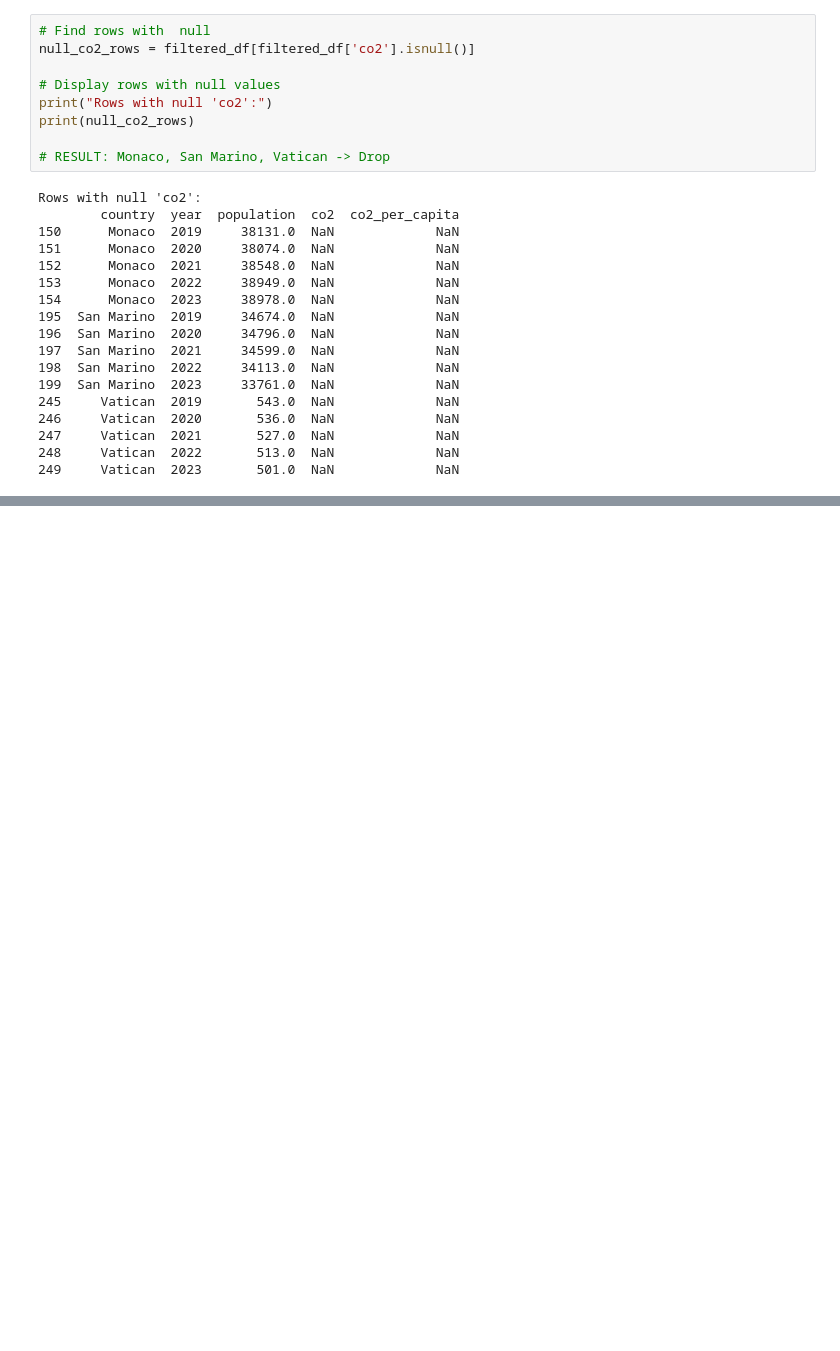
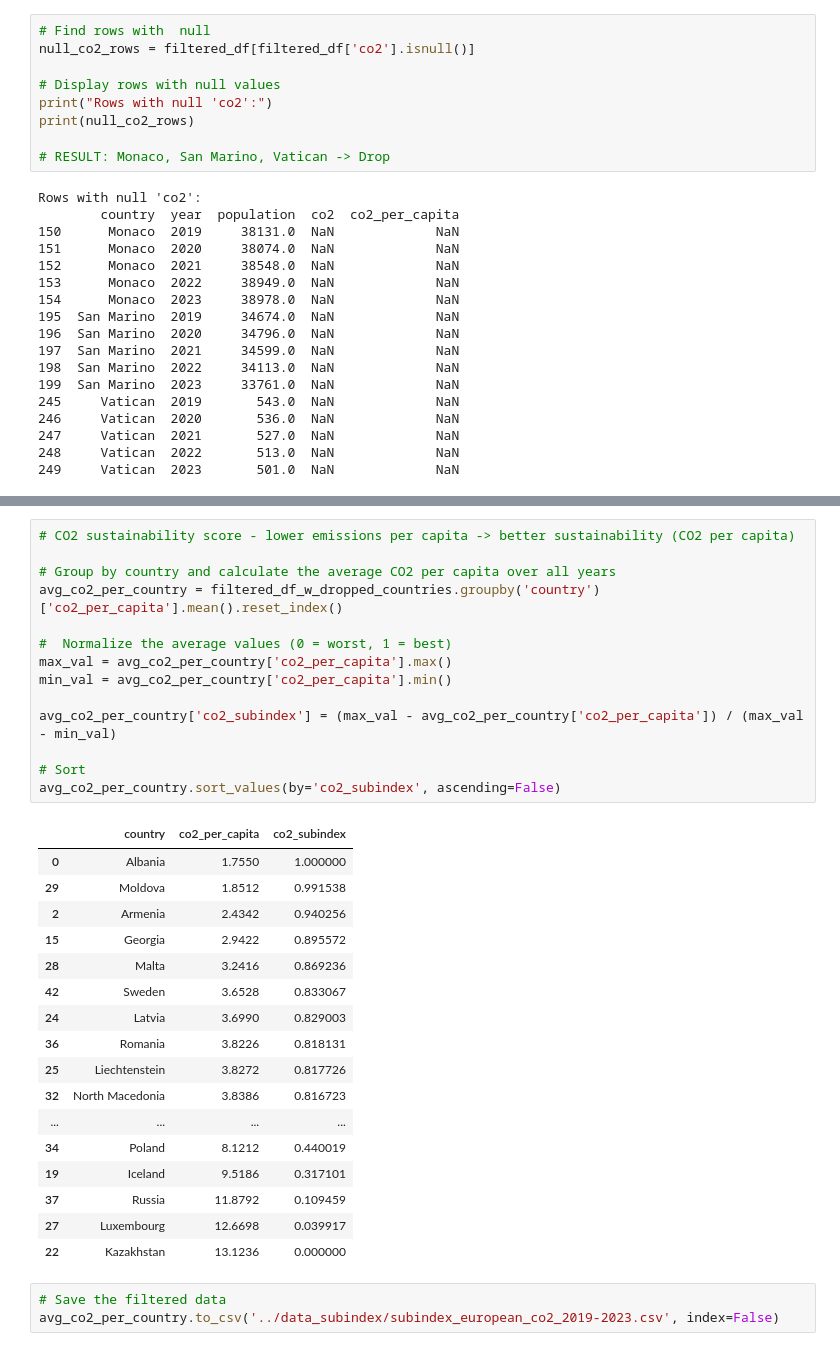
Before and after one commit to mircog991/green-index, a Jupyter notebook: analysis/co2data-analysis.ipynb, the cells around one changed output, grey strips where cells are left out. Saved outputs shown, nothing was run; the diff lists cells and outputs as text; blank space fills up the shorter version.

```diff
--- a/analysis/co2data-analysis.ipynb
+++ b/analysis/co2data-analysis.ipynb
@@ -200,3 +198,38 @@ plt.show()
 89      Germany           7.051
 179      Norway           7.048
 [figure]
+# %%
+# CO2 sustainability score - lower emissions per capita -> better sustainability (CO2 per capita)
+
+# Group by country and calculate the average CO2 per capita over all years
+avg_co2_per_country = filtered_df_w_dropped_countries.groupby('country')['co2_per_capita'].mean().reset_index()
+
+#  Normalize the average values (0 = worst, 1 = best)
+max_val = avg_co2_per_country['co2_per_capita'].max()
+min_val = avg_co2_per_country['co2_per_capita'].min()
+
+avg_co2_per_country['co2_subindex'] = (max_val - avg_co2_per_country['co2_per_capita']) / (max_val - min_val)
+
+# Sort
+avg_co2_per_country.sort_values(by='co2_subindex', ascending=False)
+# %% [output]
+|  | country | co2_per_capita | co2_subindex |
+| 0 | Albania | 1.7550 | 1.000000 |
+| 29 | Moldova | 1.8512 | 0.991538 |
+| 2 | Armenia | 2.4342 | 0.940256 |
+| 15 | Georgia | 2.9422 | 0.895572 |
+| 28 | Malta | 3.2416 | 0.869236 |
+| 42 | Sweden | 3.6528 | 0.833067 |
+| 24 | Latvia | 3.6990 | 0.829003 |
+| 36 | Romania | 3.8226 | 0.818131 |
+| 25 | Liechtenstein | 3.8272 | 0.817726 |
+| 32 | North Macedonia | 3.8386 | 0.816723 |
+| ... | ... | ... | ... |
+| 34 | Poland | 8.1212 | 0.440019 |
+| 19 | Iceland | 9.5186 | 0.317101 |
+| 37 | Russia | 11.8792 | 0.109459 |
+| 27 | Luxembourg | 12.6698 | 0.039917 |
+| 22 | Kazakhstan | 13.1236 | 0.000000 |
+# %%
+# Save the filtered data
+avg_co2_per_country.to_csv('../data_subindex/subindex_european_co2_2019-2023.csv', index=False)
```
Also changed, not shown: parts of 12 cells of this notebook, 5 other files.
